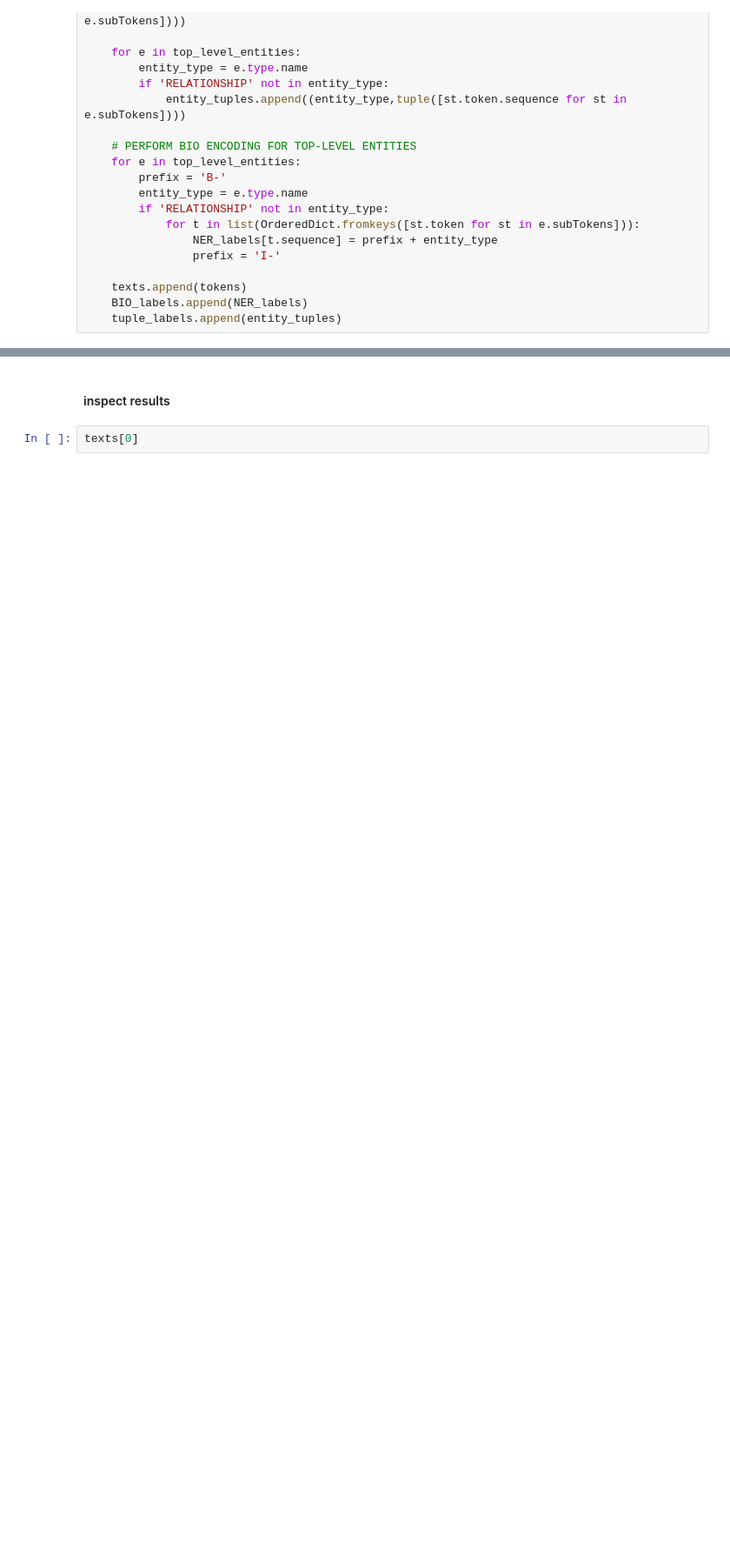
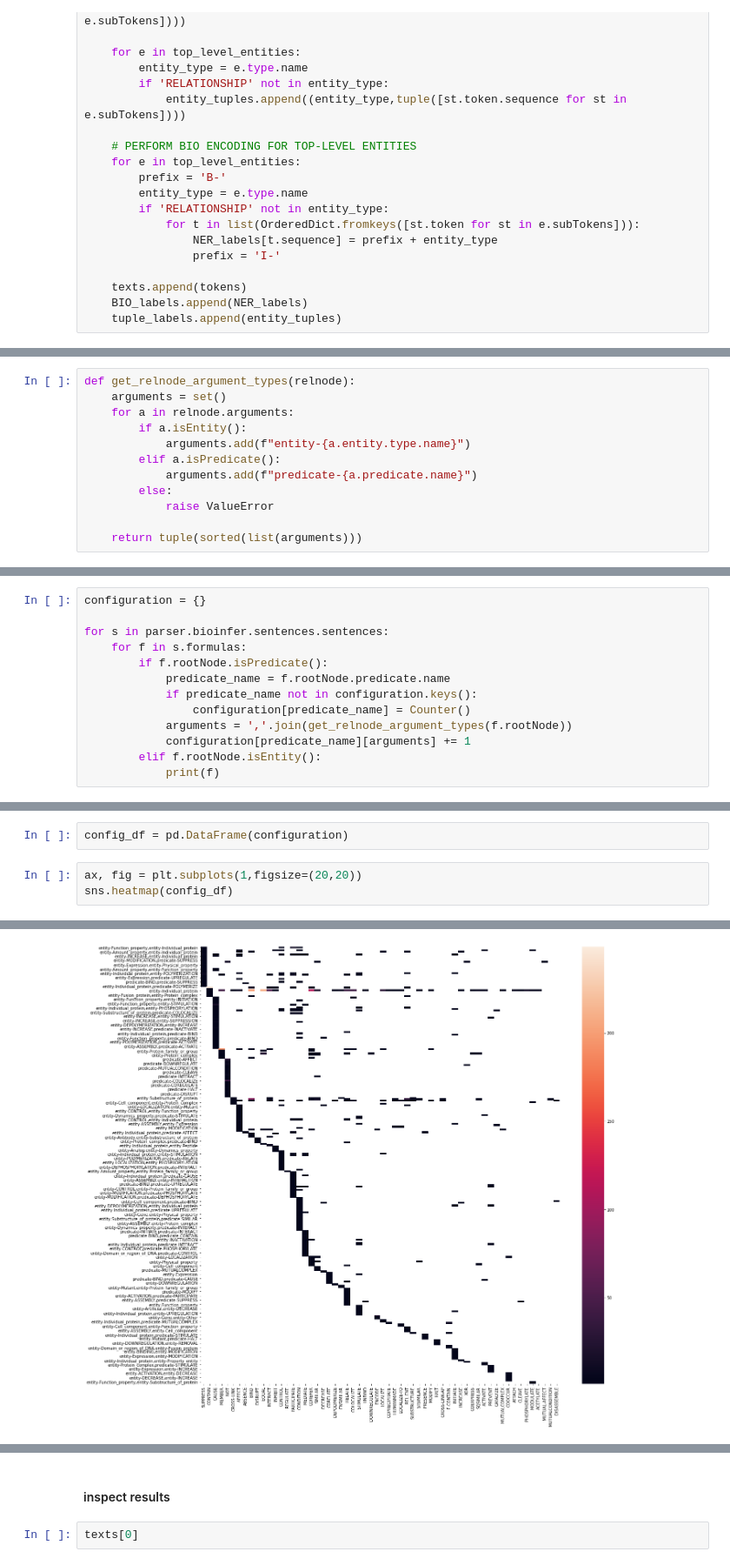
Before and after one commit to g-simmons/289G_NLP_project_FQ2020, a Jupyter notebook: ipynb/EDA.ipynb, the cells around one changed output, grey strips where cells are left out. Shown: that part at 87% size. Saved outputs shown, nothing was run; the diff lists cells and outputs as text; blank space fills up the shorter version.

```diff
--- a/ipynb/EDA.ipynb
+++ b/ipynb/EDA.ipynb
@@ -98,0 +107,12 @@ for s in sentences:
+# %%
+def get_relnode_argument_types(relnode):
+    arguments = set()
+    for a in relnode.arguments:
+        if a.isEntity():
+            arguments.add(f"entity-{a.entity.type.name}")
+        elif a.isPredicate():
+            arguments.add(f"predicate-{a.predicate.name}")
+        else:
+            raise ValueError
+
+    return tuple(sorted(list(arguments)))
@@ -98,0 +125,13 @@ for s in sentences:
+# %%
+configuration = {}
+
+for s in parser.bioinfer.sentences.sentences:
+    for f in s.formulas:
+        if f.rootNode.isPredicate():
+            predicate_name = f.rootNode.predicate.name
+            if predicate_name not in configuration.keys():
+                configuration[predicate_name] = Counter()
+            arguments = ','.join(get_relnode_argument_types(f.rootNode))
+            configuration[predicate_name][arguments] += 1
+        elif f.rootNode.isEntity():
+            print(f)
@@ -98,0 +246,6 @@ for s in sentences:
+# %%
+config_df = pd.DataFrame(configuration)
+# %%
+ax, fig = plt.subplots(1,figsize=(20,20))
+sns.heatmap(config_df)
+# %% [output]
@@ -98,0 +253 @@ for s in sentences:
+[figure, added]
```
Also changed, not shown: parts of 48 cells of this notebook, 3 other files.
